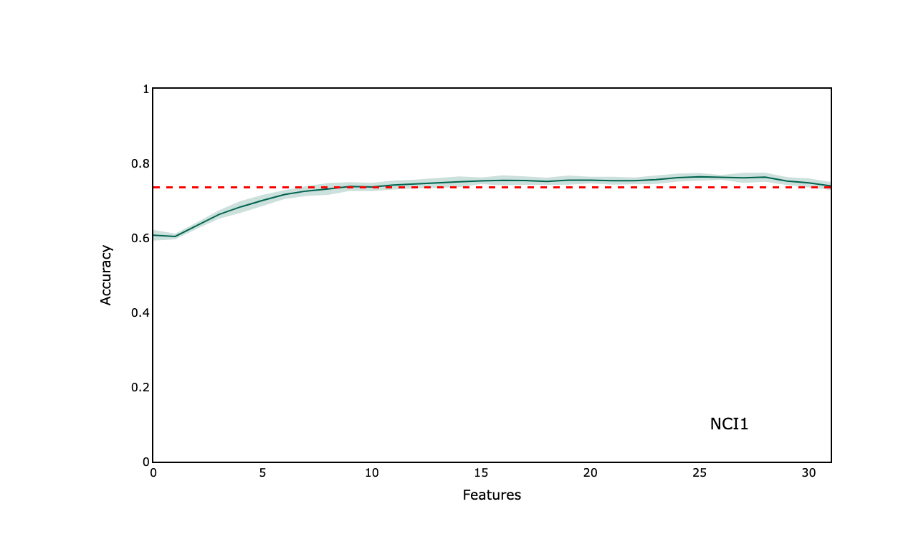
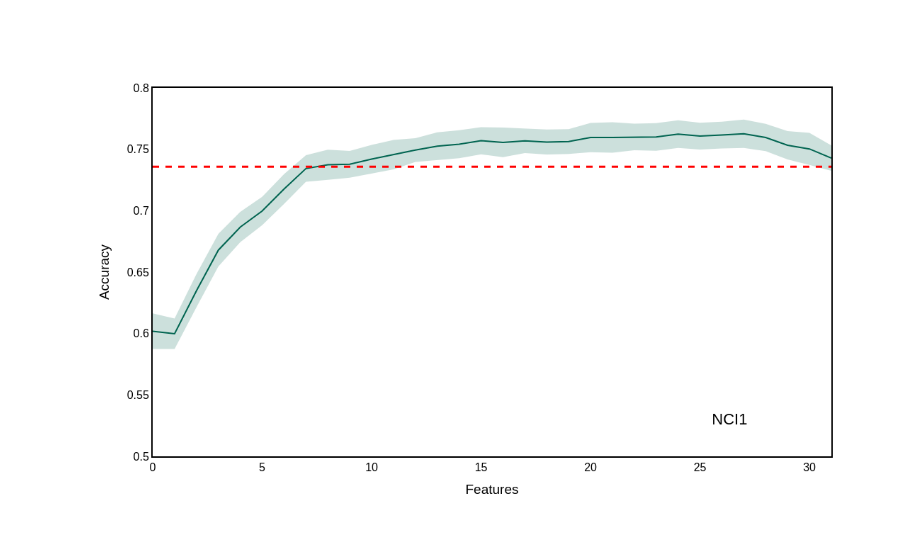
Before and after one commit to ashdehghan/NEExT, a Jupyter notebook: data/Untitled.ipynb, the cells around one changed output. Saved outputs shown, nothing was run; the diff lists cells and outputs as text; code cells hidden in the pictures.

```diff
--- a/data/Untitled.ipynb
+++ b/data/Untitled.ipynb
@@ -348,32 +348,32 @@ fig.update_layout(
         zeroline=True,
         showline = True,
         linecolor = 'black',
         mirror=True,
         linewidth = 2
     ),
     xaxis = dict(
         title = "Features",
         mirror=True,
         zeroline=True,
         showline = True,
         linecolor = 'black',
         linewidth = 2,
     ),
     width=700,
     height=700,
     font=dict(
     size=16,
     color="black")
 )
 fig.update_layout(showlegend=False)
-fig.update_layout(yaxis_range=[0.0,1.0])
+fig.update_layout(yaxis_range=[0.5,0.8])
 fig.update_xaxes(showgrid=False, gridwidth=0.5, gridcolor='#e3e1e1')
 fig.update_yaxes(showgrid=False, gridwidth=0.5, gridcolor='grey')
 fig.update_traces(marker_line_color='black', marker_line_width=1.0, opacity=1.0)
 
 fig.add_hline(y=0.7358, line_width=3, line_dash="dash", line_color="red")
 
 
 fig.show()
 # %% [output]
-[figure, old version]
+[figure, new version]
```
Also changed, not shown: parts of 5 cells of this notebook, 5 other files.
